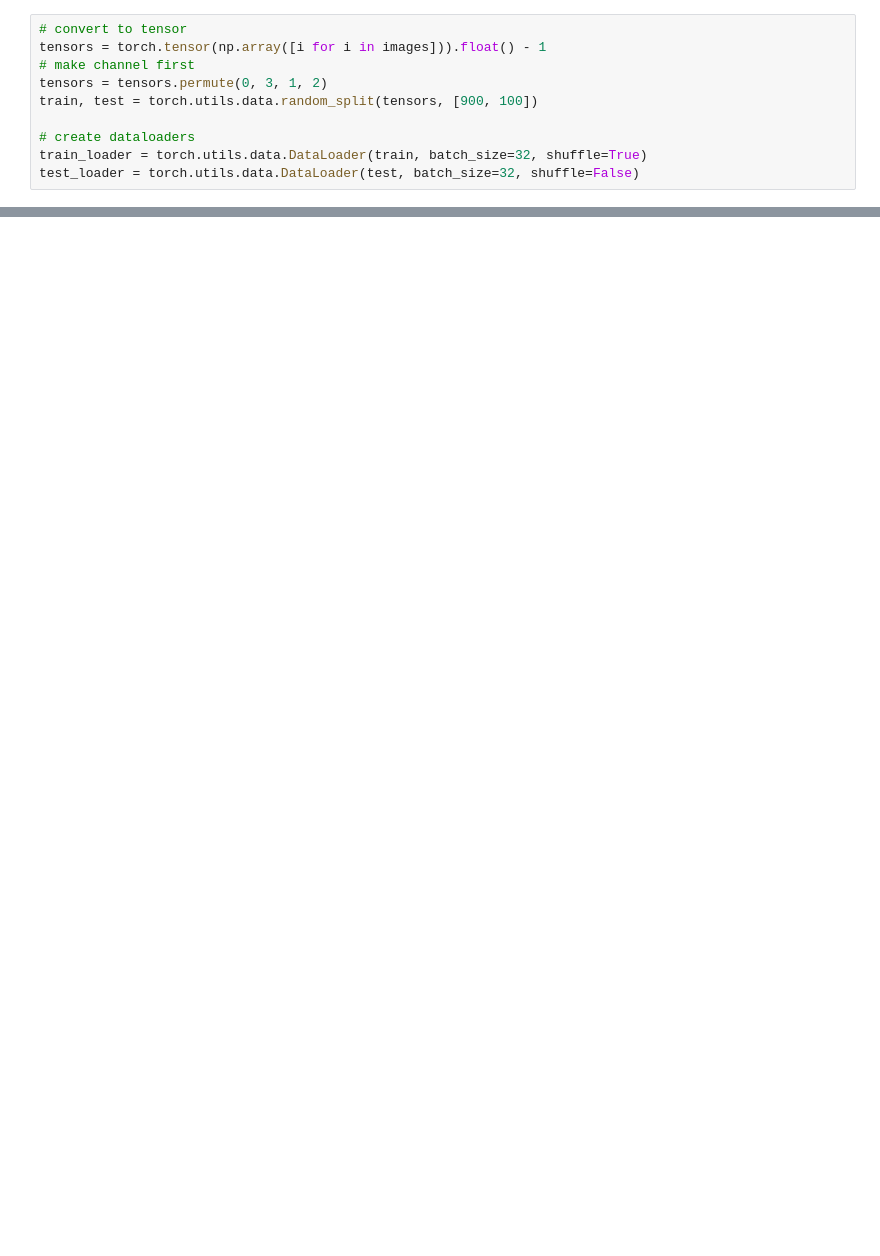
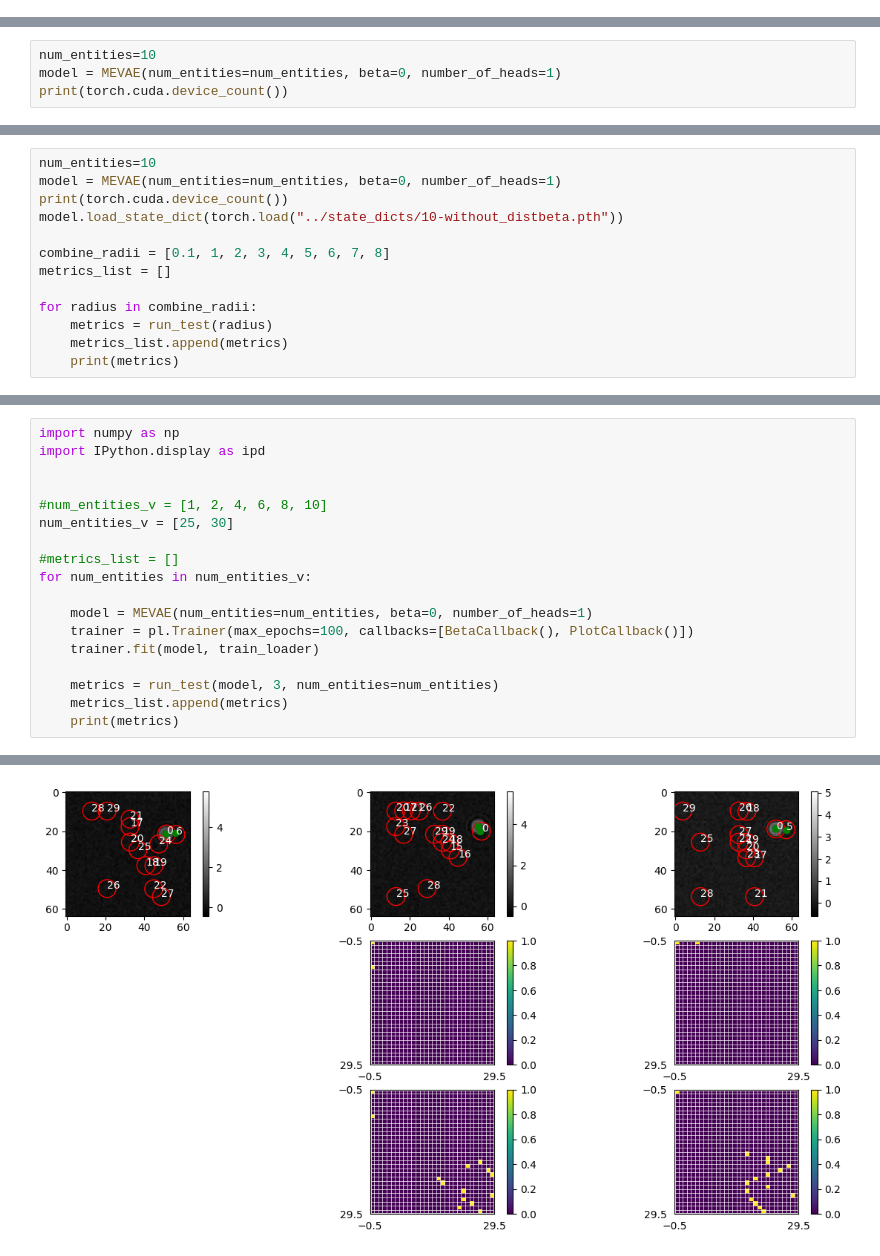
Before and after one commit to GideonJagen/ObjCentricVAE, a Jupyter notebook: train objVAE.ipynb, the cells around one changed output, grey strips where cells are left out. Cells and saved outputs as stored; diff of their text form; blank space fills up the shorter version.

```diff
--- a/train objVAE.ipynb
+++ b/train objVAE.ipynb
@@ -252,10 +0,0 @@ for i in range(1000):
-# %%
-# convert to tensor
-tensors = torch.tensor(np.array([i for i in images])).float() - 1
-# make channel first
-tensors = tensors.permute(0, 3, 1, 2)
-train, test = torch.utils.data.random_split(tensors, [900, 100])
-
-# create dataloaders
-train_loader = torch.utils.data.DataLoader(train, batch_size=32, shuffle=True)
-test_loader = torch.utils.data.DataLoader(test, batch_size=32, shuffle=False)
@@ -394,0 +522,4 @@ plot(model, test_loader)
+# %%
+num_entities=10
+model = MEVAE(num_entities=num_entities, beta=0, number_of_heads=1)
+print(torch.cuda.device_count())
@@ -394,0 +1101,13 @@ plot(model, test_loader)
+# %%
+num_entities=10
+model = MEVAE(num_entities=num_entities, beta=0, number_of_heads=1)
+print(torch.cuda.device_count())
+model.load_state_dict(torch.load("../state_dicts/10-without_distbeta.pth"))
+
+combine_radii = [0.1, 1, 2, 3, 4, 5, 6, 7, 8]
+metrics_list = []
+
+for radius in combine_radii:
+    metrics = run_test(radius)
+    metrics_list.append(metrics)
+    print(metrics)
@@ -394,0 +1163,19 @@ plot(model, test_loader)
+# %%
+import numpy as np
+import IPython.display as ipd
+
+
+#num_entities_v = [1, 2, 4, 6, 8, 10]
+num_entities_v = [25, 30]
+
+#metrics_list = []
+for num_entities in num_entities_v:
+
+    model = MEVAE(num_entities=num_entities, beta=0, number_of_heads=1)
+    trainer = pl.Trainer(max_epochs=100, callbacks=[BetaCallback(), PlotCallback()])
+    trainer.fit(model, train_loader)
+
+    metrics = run_test(model, 3, num_entities=num_entities)
+    metrics_list.append(metrics)
+    print(metrics)
+# %% [output]
@@ -394,0 +1185 @@ plot(model, test_loader)
+[figure, added]
```
Also changed, not shown: parts of 78 cells of this notebook, 5 other files.
